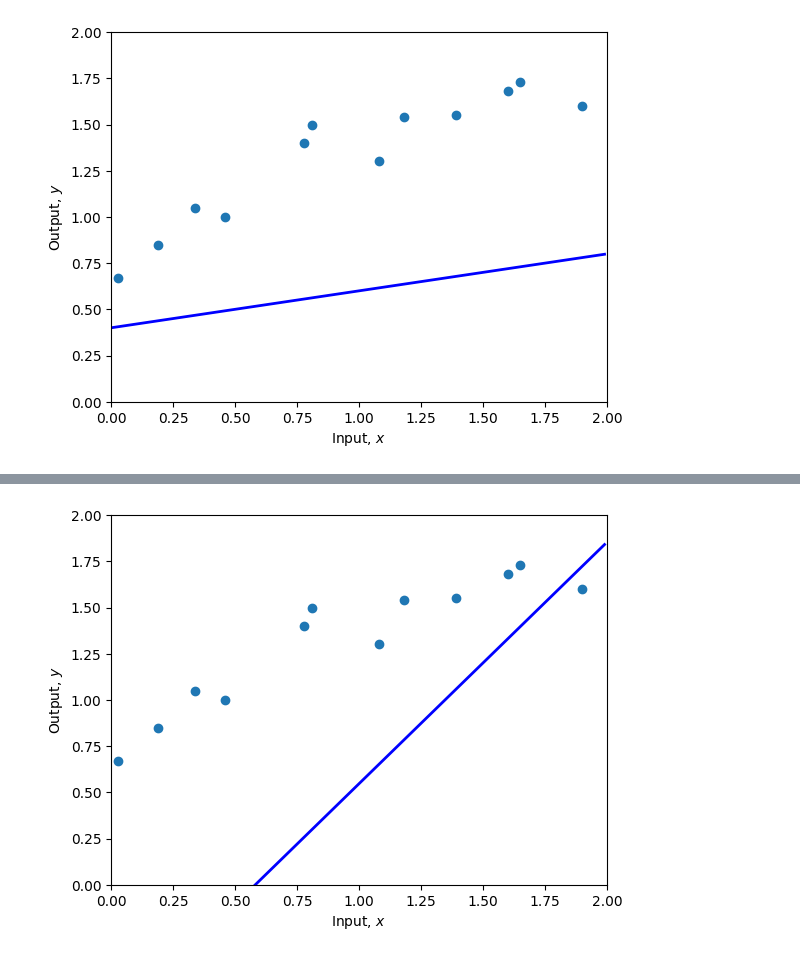
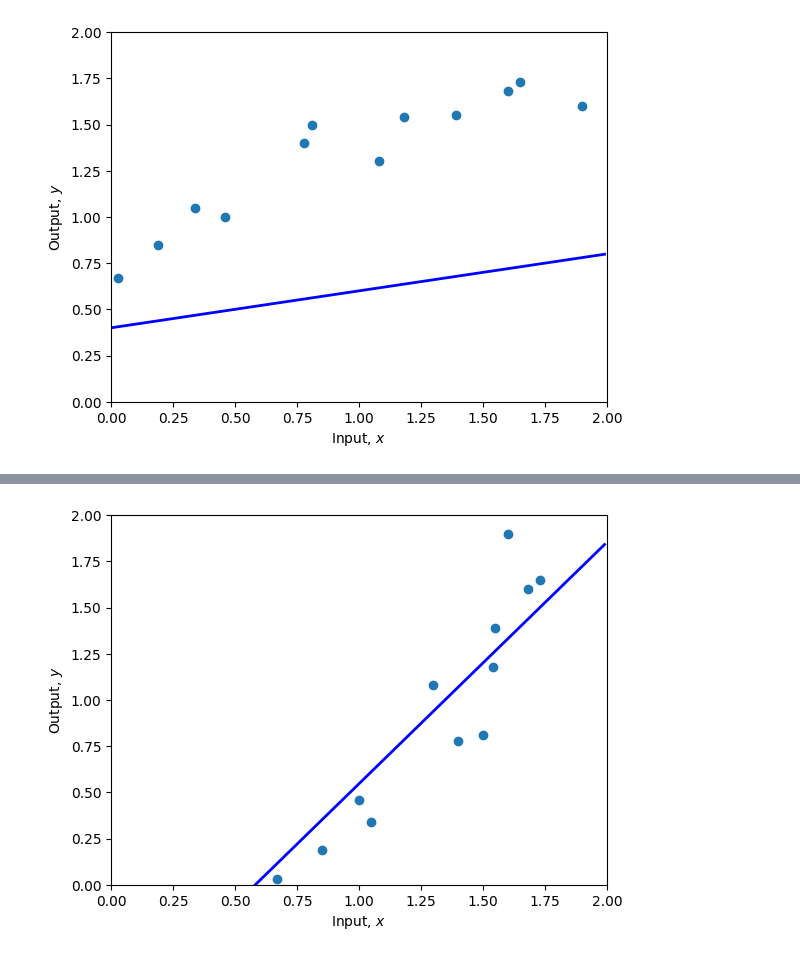
Before and after one commit to matisandacz/UnderstandingDL, a Jupyter notebook: Notebooks/Chap02/2_1_Supervised_Learning.ipynb, the cells around one changed output, grey strips where cells are left out. Saved outputs shown, nothing was run; the diff lists cells and outputs as text; code cells hidden in the pictures.

```diff
--- a/Notebooks/Chap02/2_1_Supervised_Learning.ipynb
+++ b/Notebooks/Chap02/2_1_Supervised_Learning.ipynb
@@ -234,6 +234,6 @@ Iteration = 180 Cost = 0.8296 phi0 = -0.668141006045142 phi1 = 1.240115856563354
 Iteration = 190 Cost = 0.7939 phi0 = -0.7166286791633131 phi1 = 1.2753332913385116
 Iteration = 200 Cost = 0.7643 phi0 = -0.7607167695097264 phi1 = 1.3073552331287883
 # %%
-plot(x, y, phi0, phi1, g)
+plot(y, x, phi0, phi1, g) # This maps from Y to X. Ignore labels!!
 # %% [output]
-[figure, old version]
+[figure, new version]
```
Also changed, not shown: parts of 1 cell of this notebook.
